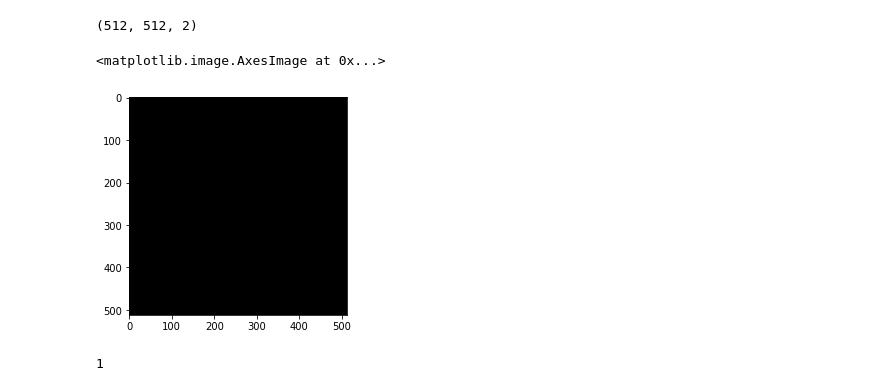
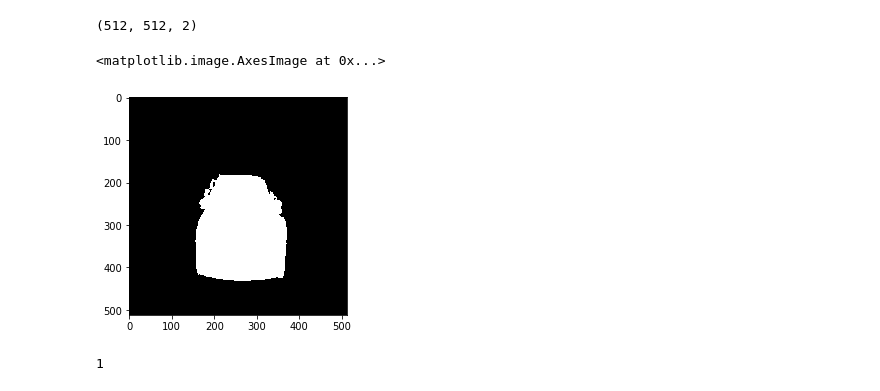
Before and after one commit to saahiluppal/image_segmentation, a Jupyter notebook: Untitled1.ipynb, the cells around one changed output. Cells and saved outputs as stored; diff of their text form; code cells hidden in the pictures.

```diff
--- a/Untitled1.ipynb
+++ b/Untitled1.ipynb
@@ -278,10 +284,10 @@ import numpy as np
 # %%
 import matplotlib.pyplot as plt
 # %%
-plt.imshow(np.argmin(val1, axis=-1),cmap='gray')
+plt.imshow(np.argmax(val1, axis=-1),cmap='gray')
 # %% [output]
 <matplotlib.image.AxesImage at 0x...>
-[figure, old version]
+[figure, new version]
 # %%
 np.argmax(prediction[3], axis=-1).min()
 # %% [output]
```
Also changed, not shown: parts of 2 cells of this notebook.
